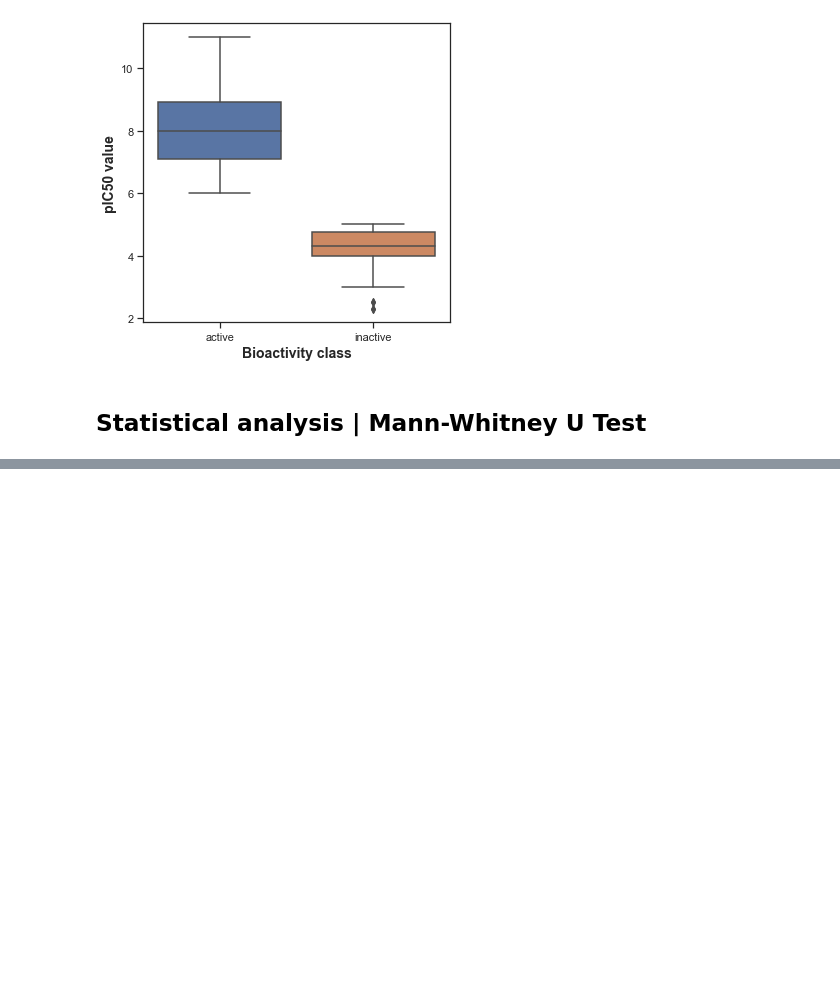
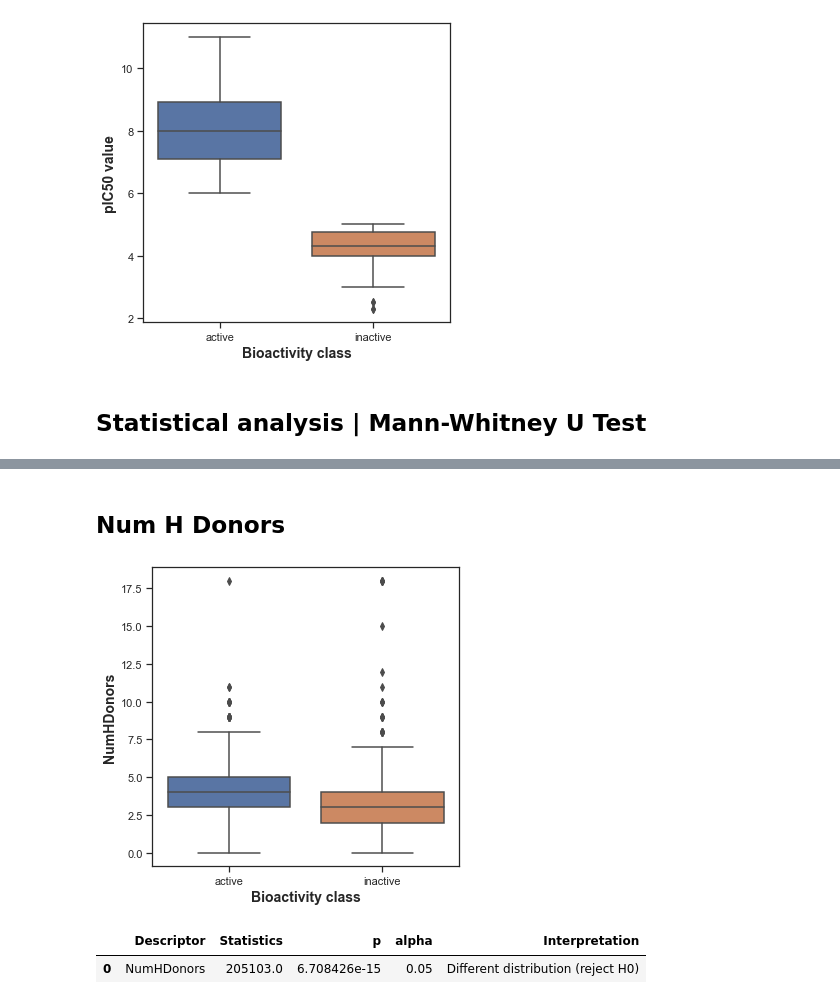
Before and after one commit to MaxVanDijck/Bioinformatics, a Jupyter notebook: eda2.ipynb, the cells around one changed output, grey strips where cells are left out. Saved outputs shown, nothing was run; the diff lists cells and outputs as text; code cells hidden in the pictures; blank space fills up the shorter version.

```diff
--- a/eda2.ipynb
+++ b/eda2.ipynb
@@ -277,0 +319,18 @@ def mannwhitney(descriptor, verbose=False):
+# %% [markdown]
+## Num H Donors
+# %%
+plt.figure(figsize=(5.5, 5.5))
+
+sns.boxplot(x='class', y = 'NumHDonors', data=df_final)
+
+plt.xlabel('Bioactivity class', fontsize=14, fontweight='bold')
+plt.ylabel('NumHDonors', fontsize=14, fontweight='bold')
+
+plt.savefig('plt_NumHDonors.pdf')
+# %% [output]
+[figure, added]
+# %%
+mannwhitney('NumHDonors')
+# %% [output]
+|  | Descriptor | Statistics | p | alpha | Interpretation |
+| 0 | NumHDonors | 205103.0 | 6.708426e-15 | 0.05 | Different distribution (reject H0) |
```
Also changed, not shown: parts of 12 cells of this notebook.
